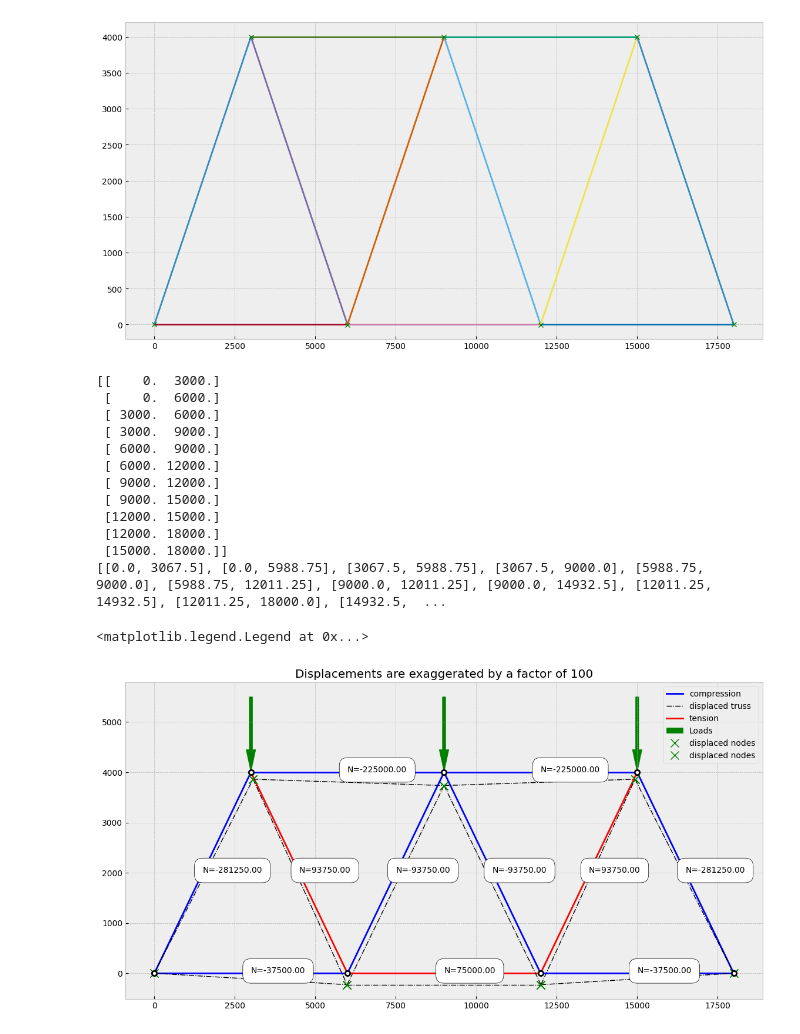
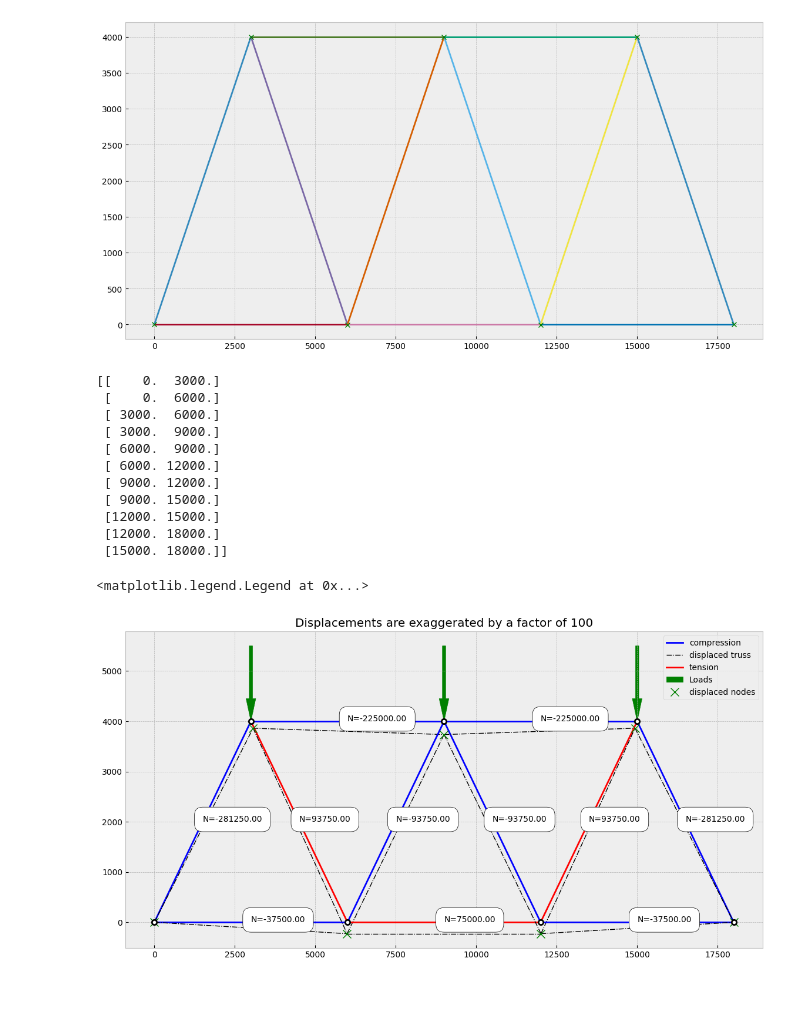
Before and after one commit to LaureToullier/Non-Linear-Analysis, a Jupyter notebook: ASSIGNMENT 1/NLA_Assignement1.ipynb, the cells around one changed output. Saved outputs shown, nothing was run; the diff lists cells and outputs as text; code cells hidden in the pictures; blank space fills up the shorter version.

Commit message:
corrected legend

```diff
--- a/ASSIGNMENT 1/NLA_Assignement1.ipynb
+++ b/ASSIGNMENT 1/NLA_Assignement1.ipynb
@@ -619,34 +619,32 @@ for (nx, ny), (px, py) in zip(nodes, P):
     facteur = 0.01
     plt.arrow(
         x=nx - px*facteur,
         y=ny - py*facteur,
         dx=px*facteur,
         dy=py*facteur,
         color='green', width=100,
         length_includes_head=True,
         label='Loads' if force_label is False else None
     )
     force_label = True
 
 # noeuds déplacés
-print(nodes_displ_x_ex)
-plt.plot(nodes_displ_x_ex, nodes_displ_y_ex, 'x', markersize=10, label='displaced nodes', color='Green')  # je pense que tu peux l'enlever
+plt.plot(*nodes_displ_exaggerated.T, 'x', markersize=10, label='displaced nodes', color='Green')  # je pense que tu peux l'enlever
 # articulations
 plt.plot(*nodes.T, 'o', mfc='w', mew=2, mec='k')
 
 plt.legend()
 # %% [output]
 [[    0.  3000.]
  [    0.  6000.]
  [ 3000.  6000.]
  [ 3000.  9000.]
  [ 6000.  9000.]
  [ 6000. 12000.]
  [ 9000. 12000.]
  [ 9000. 15000.]
  [12000. 15000.]
  [12000. 18000.]
  [15000. 18000.]]
-[[0.0, 3067.5], [0.0, 5988.75], [3067.5, 5988.75], [3067.5, 9000.0], [5988.75, 9000.0], [5988.75, 12011.25], [9000.0, 12011.25], [9000.0, 14932.5], [12011.25, 14932.5], [12011.25, 18000.0], [14932.5,  ...
 <matplotlib.legend.Legend at 0x...>
-[figure, old version]
+[figure, new version]
```
